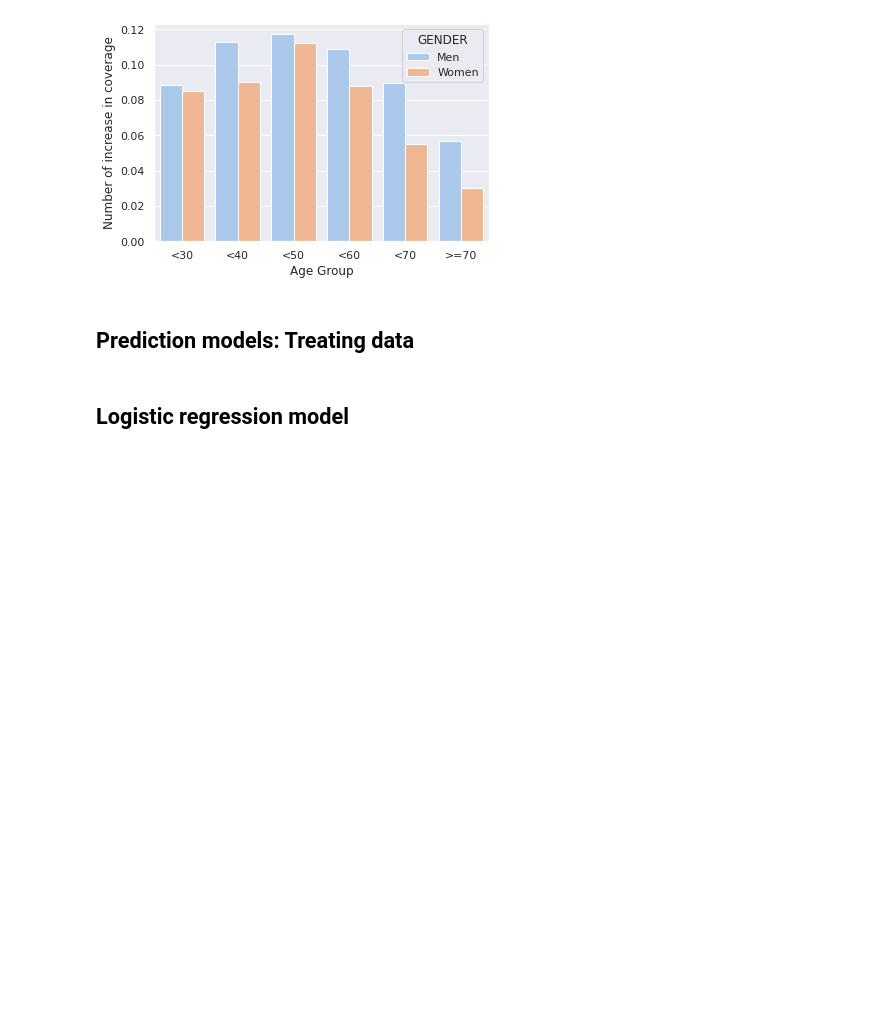
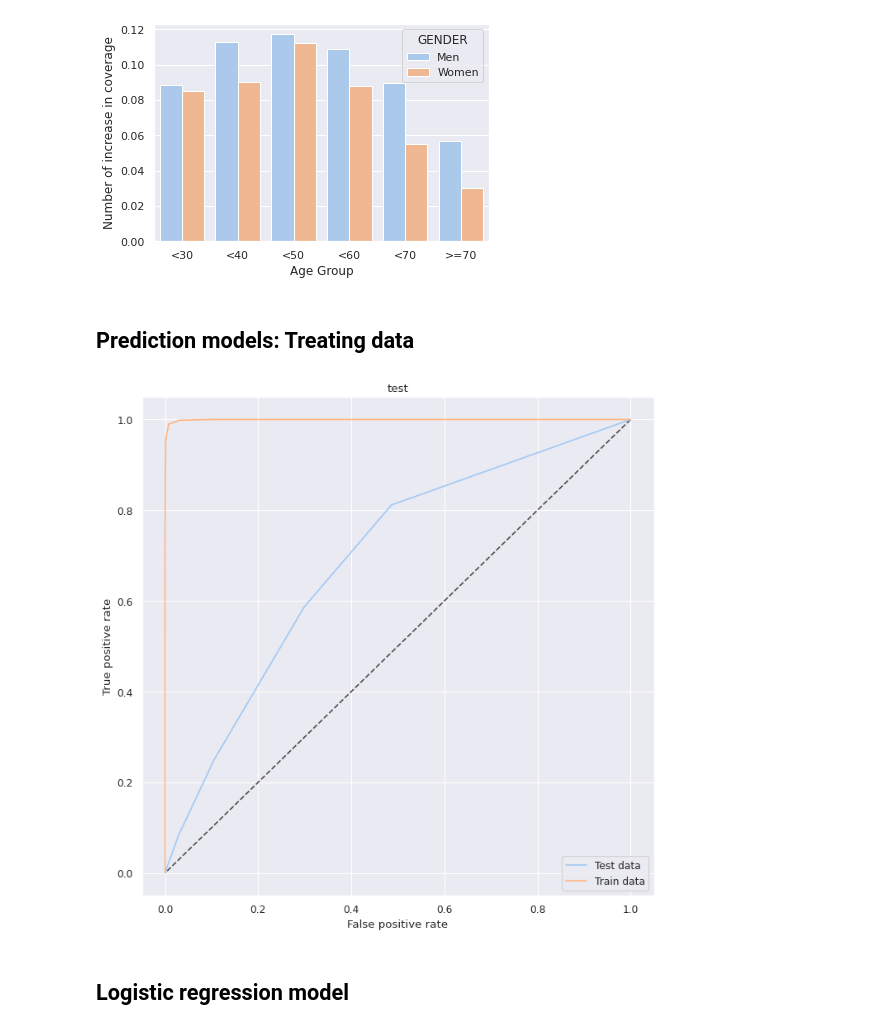
Before and after one commit to sondreid/BAN427, a Jupyter notebook: Copy_of_ban427_google.ipynb, the cells around one changed output. Cells and saved outputs as stored; diff of their text form; code cells hidden in the pictures; blank space fills up the shorter version.

```diff
--- a/Copy_of_ban427_google.ipynb
+++ b/Copy_of_ban427_google.ipynb
@@ -310,7 +310,7 @@ def variable_importance(model):
     pyplot.show()
 
 
-def roc(ytrain, x_train, ytest, x_test, model):
+def roc(ytrain, x_train, ytest, x_test, model, title):
     """
     Function that draws a ROC curve based o
     Parameters:
@@ -326,36 +326,39 @@ def roc(ytrain, x_train, ytest, x_test, model):
     fpr, tpr, tr = metrics.roc_curve(ytest, yprob_pred[:,1])
     auc = metrics.roc_auc_score(ytest, yprob_pred[:, 1])
 
     fpr1, tpr1, tr = metrics.roc_curve(ytrain, fit_proba[:,1])
     auc1 = metrics.roc_auc_score(ytrain, fit_proba[:,1])
 
     plt.figure(num = None, figsize = (10,10), dpi = 80)
     plt.plot((1,0), (1,0), ls = "--", c = ".3")
     plt.xlabel('False positive rate')
-    plt.plot(fpr, tpr, label = '{} test data (area = {:.2f})'.format(model, auc))
-    plt.plot(fpr1, tpr1, label = '{} train data (area = {:.2f})'.format(model, auc1))
+    plt.plot(fpr, tpr, label = 'Test data')
+    plt.plot(fpr1, tpr1, label = 'Train data')
     plt.ylabel('True positive rate')
+    plt.title(title)
     plt.legend()
-    plt.title(' ROC Curve - test and train data')
     plt.show()
     return plt
+
 
 
 
 def clear_conf_matrix(test_set, prediction_set, title):
   """
   Creates and renders a confusion matrix
   Parameters:
     @test_set: dataset containing test data
     @prediction_set: dataset containing predictions produced by model
     @title: String, title in rendered plot
   """
   matrix = confusion_matrix(test_set, prediction_set)
   matrix_display = ConfusionMatrixDisplay(matrix, display_labels=['0','1'])
   matrix_display.plot(cmap='BuGn', values_format = '.0f')
   matrix_display.ax_.set(
                 title= title)
   plt.show()
+# %% [output]
+[figure, added]
 # %%
 # Splitting the data into train and test [fc = full churn, pc = partial churn, ms = more sales]
 
```
Also changed, not shown: parts of 4 cells of this notebook.
